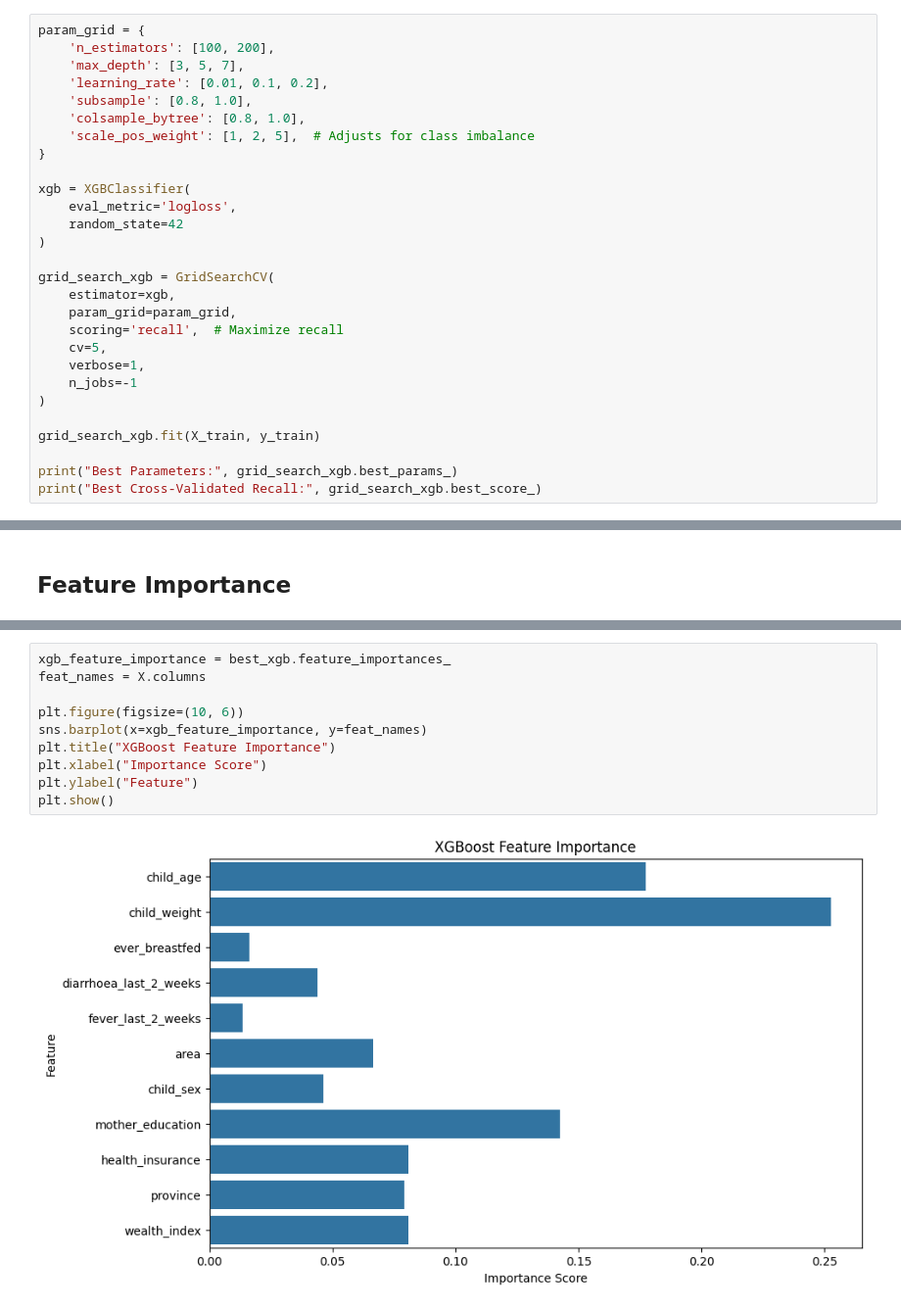
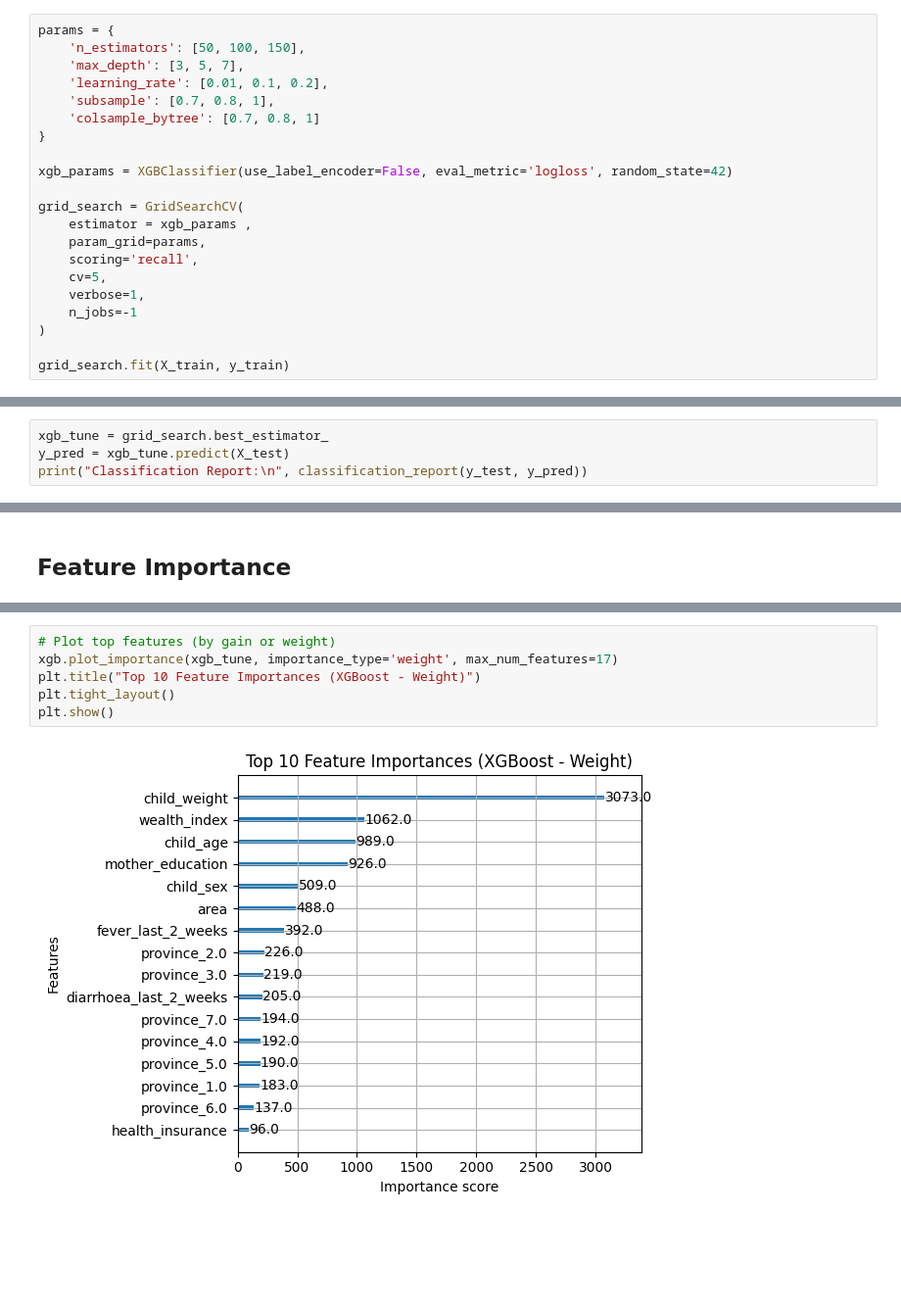
Before and after one commit to deepakbastola/malnutrition, a Jupyter notebook: models/XGBoost.ipynb, the cells around one changed output, grey strips where cells are left out. Shown at 98% size. Saved outputs shown, nothing was run; the diff lists cells and outputs as text; blank space fills up the shorter version.

```diff
--- a/models/XGBoost.ipynb
+++ b/models/XGBoost.ipynb
@@ -145,31 +66,24 @@ plt.show()
 # %% [markdown]
 # Hyperparameter Tuning
 # %%
-param_grid = {
-    'n_estimators': [100, 200],
+params = {
+    'n_estimators': [50, 100, 150],
     'max_depth': [3, 5, 7],
     'learning_rate': [0.01, 0.1, 0.2],
-    'subsample': [0.8, 1.0],
-    'colsample_bytree': [0.8, 1.0],
-    'scale_pos_weight': [1, 2, 5],  # Adjusts for class imbalance
+    'subsample': [0.7, 0.8, 1],
+    'colsample_bytree': [0.7, 0.8, 1]
 }
 
-xgb = XGBClassifier(
-    eval_metric='logloss',
-    random_state=42
-)
+xgb_params = XGBClassifier(use_label_encoder=False, eval_metric='logloss', random_state=42)
 
-grid_search_xgb = GridSearchCV(
-    estimator=xgb,
-    param_grid=param_grid,
-    scoring='recall',  # Maximize recall
+grid_search = GridSearchCV(
+    estimator = xgb_params ,
+    param_grid=params,
+    scoring='recall',
     cv=5,
     verbose=1,
     n_jobs=-1
 )
 
-grid_search_xgb.fit(X_train, y_train)
-
-print("Best Parameters:", grid_search_xgb.best_params_)
-print("Best Cross-Validated Recall:", grid_search_xgb.best_score_)
+grid_search.fit(X_train, y_train)
 # %% [output]
@@ -195,0 +117,4 @@ weighted avg       0.20      0.45      0.28       717
+# %%
+xgb_tune = grid_search.best_estimator_
+y_pred = xgb_tune.predict(X_test)
+print("Classification Report:\n", classification_report(y_test, y_pred))
@@ -198,12 +194,8 @@ weighted avg       0.20      0.45      0.28       717
 # %%
-xgb_feature_importance = best_xgb.feature_importances_
-feat_names = X.columns
-
-plt.figure(figsize=(10, 6))
-sns.barplot(x=xgb_feature_importance, y=feat_names)
-plt.title("XGBoost Feature Importance")
-plt.xlabel("Importance Score")
-plt.ylabel("Feature")
+# Plot top features (by gain or weight)
+xgb.plot_importance(xgb_tune, importance_type='weight', max_num_features=17)
+plt.title("Top 10 Feature Importances (XGBoost - Weight)")
+plt.tight_layout()
 plt.show()
 # %% [output]
-[figure, old version]
+[figure, new version]
```
Also changed, not shown: parts of 21 cells of this notebook, 1 other file.
